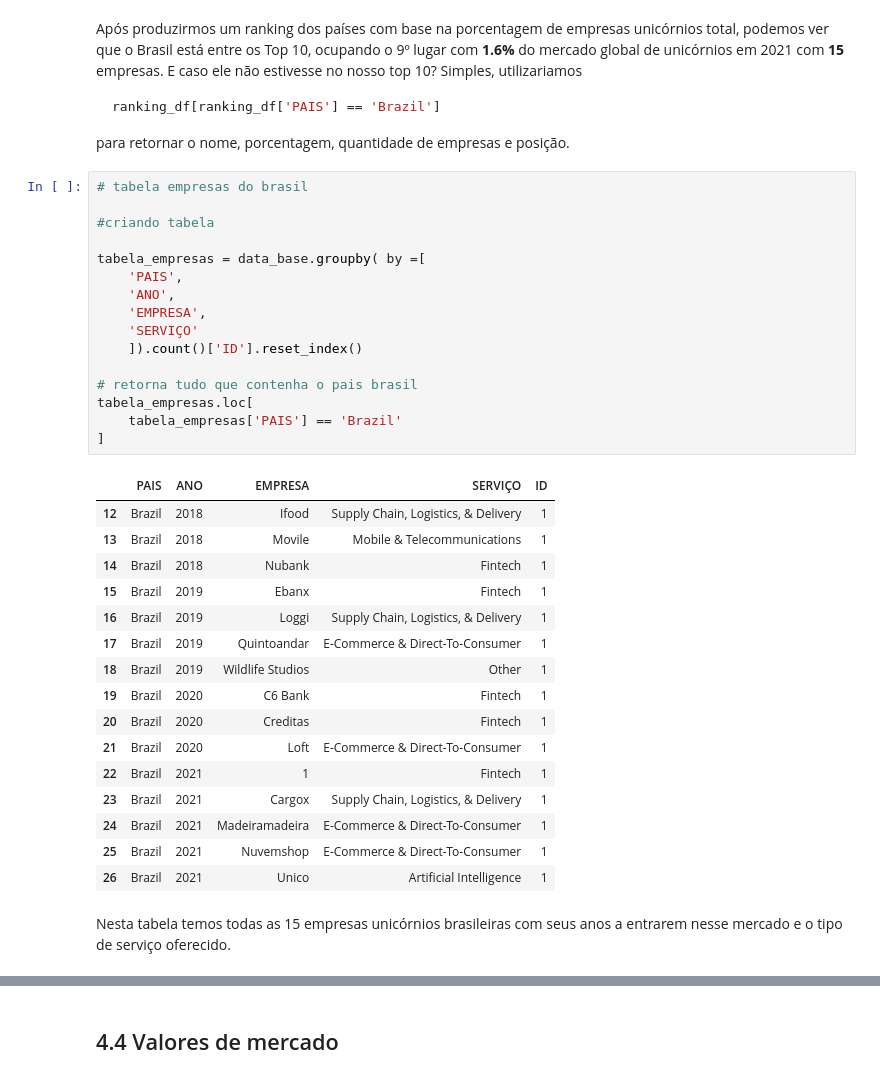
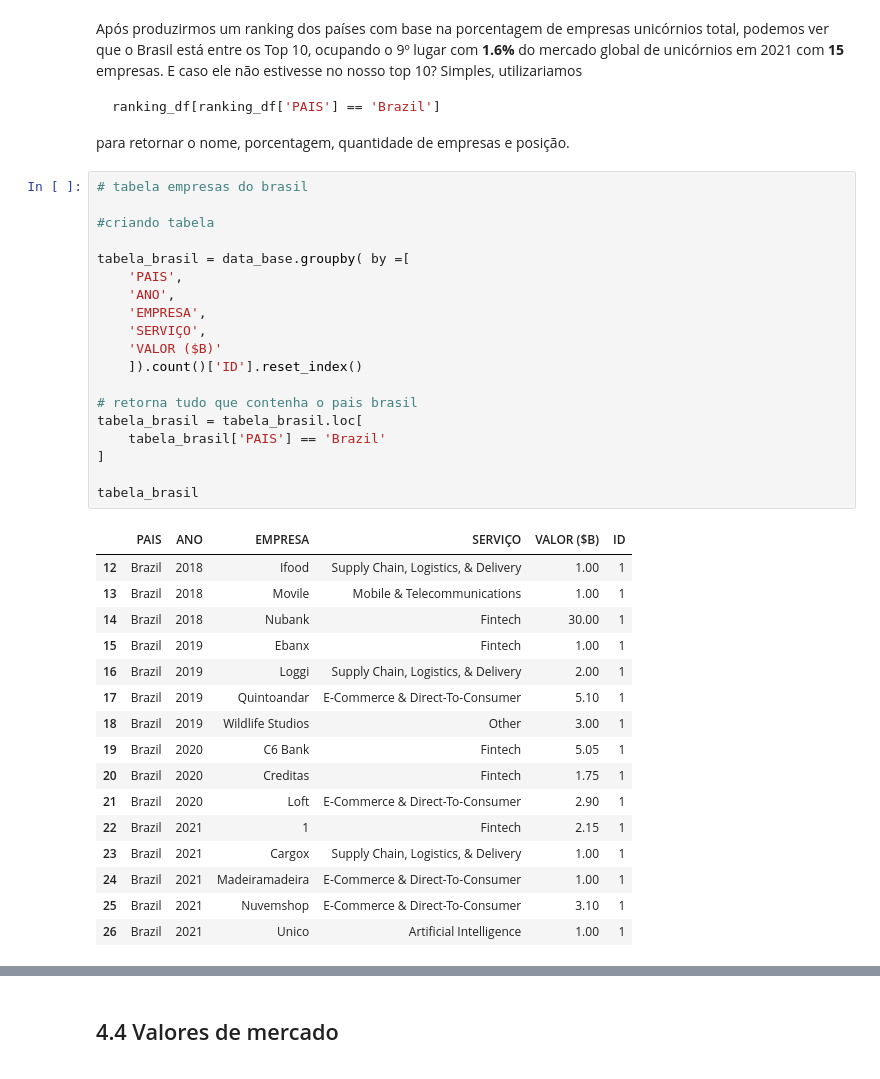
Before and after one commit to Marcos-Beck/Empresas_Unicornios, a Jupyter notebook: projeto_emp-unicornios.ipynb, the cells around one changed output, grey strips where cells are left out. Saved outputs shown, nothing was run; the diff lists cells and outputs as text.

```diff
--- a/projeto_emp-unicornios.ipynb
+++ b/projeto_emp-unicornios.ipynb
@@ -707,35 +709,36 @@ para retornar o nome, porcentagem, quantidade de empresas e posição.
 # %%
 # tabela empresas do brasil
 
 #criando tabela
 
-tabela_empresas = data_base.groupby( by =[
+tabela_brasil = data_base.groupby( by =[
     'PAIS',
     'ANO',
     'EMPRESA',
-    'SERVIÇO'
+    'SERVIÇO',
+    'VALOR ($B)'
     ]).count()['ID'].reset_index()
 
 # retorna tudo que contenha o pais brasil
-tabela_empresas.loc[
-    tabela_empresas['PAIS'] == 'Brazil'
+tabela_brasil = tabela_brasil.loc[
+    tabela_brasil['PAIS'] == 'Brazil'
 ]
+
+tabela_brasil
 # %% [output]
-|  | PAIS | ANO | EMPRESA | SERVIÇO | ID |
-| 12 | Brazil | 2018 | Ifood | Supply Chain, Logistics, & Delivery | 1 |
-| 13 | Brazil | 2018 | Movile | Mobile & Telecommunications | 1 |
-| 14 | Brazil | 2018 | Nubank | Fintech | 1 |
-| 15 | Brazil | 2019 | Ebanx | Fintech | 1 |
-| 16 | Brazil | 2019 | Loggi | Supply Chain, Logistics, & Delivery | 1 |
-| 17 | Brazil | 2019 | Quintoandar | E-Commerce & Direct-To-Consumer | 1 |
-| 18 | Brazil | 2019 | Wildlife Studios | Other | 1 |
-| 19 | Brazil | 2020 | C6 Bank | Fintech | 1 |
-| 20 | Brazil | 2020 | Creditas | Fintech | 1 |
-| 21 | Brazil | 2020 | Loft | E-Commerce & Direct-To-Consumer | 1 |
-| 22 | Brazil | 2021 | 1 | Fintech | 1 |
-| 23 | Brazil | 2021 | Cargox | Supply Chain, Logistics, & Delivery | 1 |
-| 24 | Brazil | 2021 | Madeiramadeira | E-Commerce & Direct-To-Consumer | 1 |
-| 25 | Brazil | 2021 | Nuvemshop | E-Commerce & Direct-To-Consumer | 1 |
-| 26 | Brazil | 2021 | Unico | Artificial Intelligence | 1 |
+|  | PAIS | ANO | EMPRESA | SERVIÇO | VALOR ($B) | ID |
+| 12 | Brazil | 2018 | Ifood | Supply Chain, Logistics, & Delivery | 1.00 | 1 |
+| 13 | Brazil | 2018 | Movile | Mobile & Telecommunications | 1.00 | 1 |
+| 14 | Brazil | 2018 | Nubank | Fintech | 30.00 | 1 |
+| 15 | Brazil | 2019 | Ebanx | Fintech | 1.00 | 1 |
+| 16 | Brazil | 2019 | Loggi | Supply Chain, Logistics, & Delivery | 2.00 | 1 |
+| 17 | Brazil | 2019 | Quintoandar | E-Commerce & Direct-To-Consumer | 5.10 | 1 |
+| 18 | Brazil | 2019 | Wildlife Studios | Other | 3.00 | 1 |
+| 19 | Brazil | 2020 | C6 Bank | Fintech | 5.05 | 1 |
+| 20 | Brazil | 2020 | Creditas | Fintech | 1.75 | 1 |
+| 21 | Brazil | 2020 | Loft | E-Commerce & Direct-To-Consumer | 2.90 | 1 |
+| 22 | Brazil | 2021 | 1 | Fintech | 2.15 | 1 |
+| 23 | Brazil | 2021 | Cargox | Supply Chain, Logistics, & Delivery | 1.00 | 1 |
+| 24 | Brazil | 2021 | Madeiramadeira | E-Commerce & Direct-To-Consumer | 1.00 | 1 |
+| 25 | Brazil | 2021 | Nuvemshop | E-Commerce & Direct-To-Consumer | 3.10 | 1 |
+| 26 | Brazil | 2021 | Unico | Artificial Intelligence | 1.00 | 1 |
-# %% [markdown]
-Nesta tabela temos todas as 15 empresas unicórnios brasileiras com seus anos a entrarem nesse mercado e o tipo de serviço oferecido.
```
Also changed, not shown: parts of 31 cells of this notebook.
